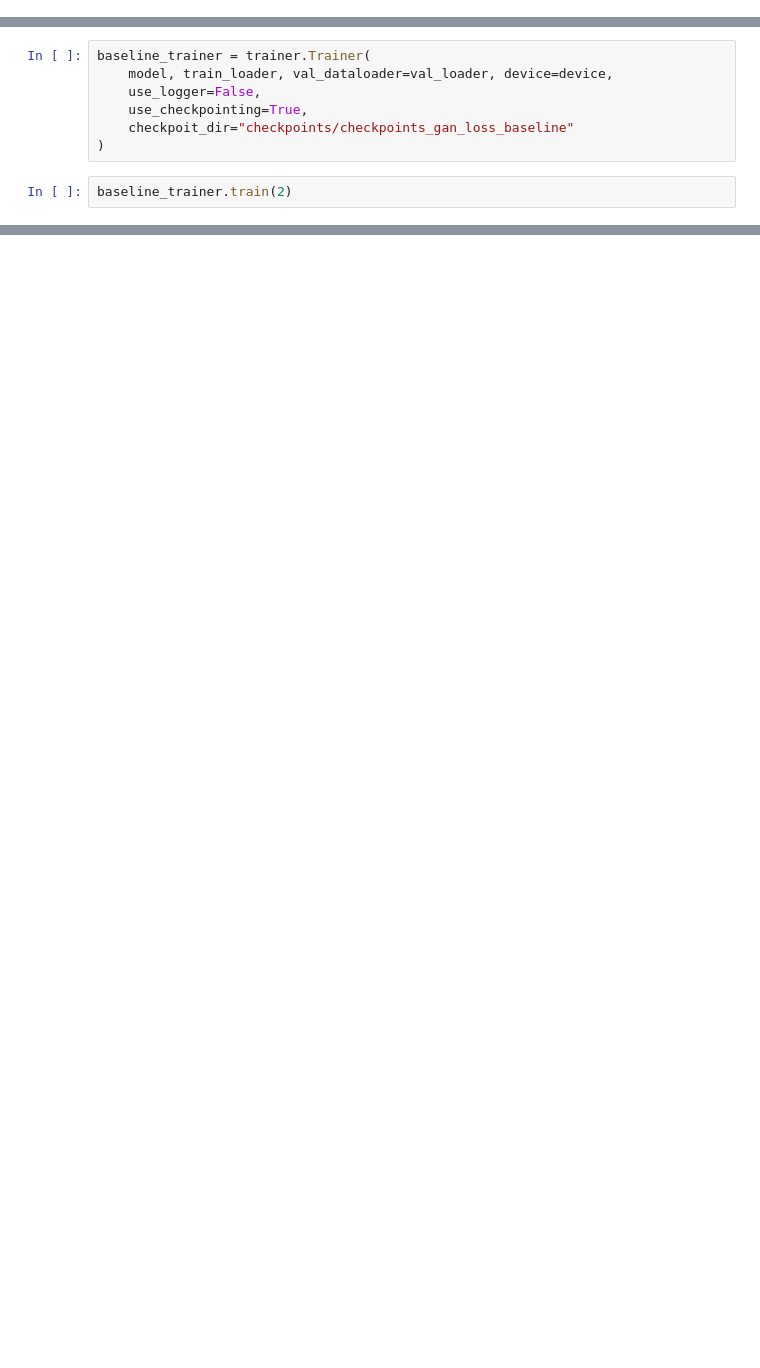
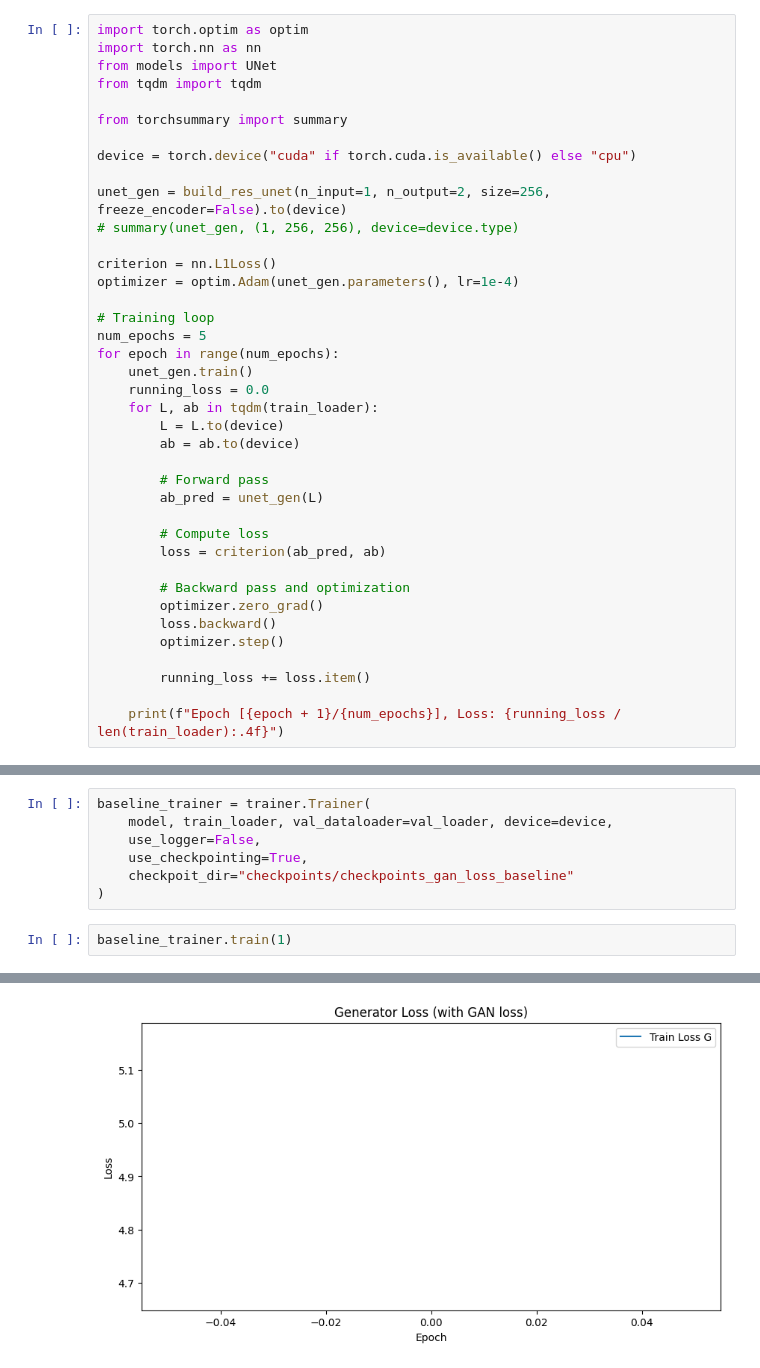
Before and after one commit to dfbakin/colorizer, a Jupyter notebook: training_visual.ipynb, the cells around one changed output, grey strips where cells are left out. Saved outputs shown, nothing was run; the diff lists cells and outputs as text; blank space fills up the shorter version.

```diff
--- a/training_visual.ipynb
+++ b/training_visual.ipynb
@@ -62,0 +100,39 @@ val_loader = torch_data.DataLoader(
+# %%
+import torch.optim as optim
+import torch.nn as nn
+from models import UNet
+from tqdm import tqdm
+
+from torchsummary import summary
+
+device = torch.device("cuda" if torch.cuda.is_available() else "cpu")
+
+unet_gen = build_res_unet(n_input=1, n_output=2, size=256, freeze_encoder=False).to(device)
+# summary(unet_gen, (1, 256, 256), device=device.type)
+
+criterion = nn.L1Loss()
+optimizer = optim.Adam(unet_gen.parameters(), lr=1e-4)
+
+# Training loop
+num_epochs = 5
+for epoch in range(num_epochs):
+    unet_gen.train()
+    running_loss = 0.0
+    for L, ab in tqdm(train_loader):
+        L = L.to(device)
+        ab = ab.to(device)
+
+        # Forward pass
+        ab_pred = unet_gen(L)
+
+        # Compute loss
+        loss = criterion(ab_pred, ab)
+
+        # Backward pass and optimization
+        optimizer.zero_grad()
+        loss.backward()
+        optimizer.step()
+
+        running_loss += loss.item()
+
+    print(f"Epoch [{epoch + 1}/{num_epochs}], Loss: {running_loss / len(train_loader):.4f}")
@@ -74,4 +173,5 @@ baseline_trainer = trainer.Trainer(
     checkpoit_dir="checkpoints/checkpoints_gan_loss_baseline"
 )
 # %%
-baseline_trainer.train(2)
+baseline_trainer.train(1)
+# %% [output]
@@ -77,0 +180 @@ baseline_trainer.train(2)
+[figure, added]
```
Also changed, not shown: parts of 10 cells of this notebook, 3 other files.
